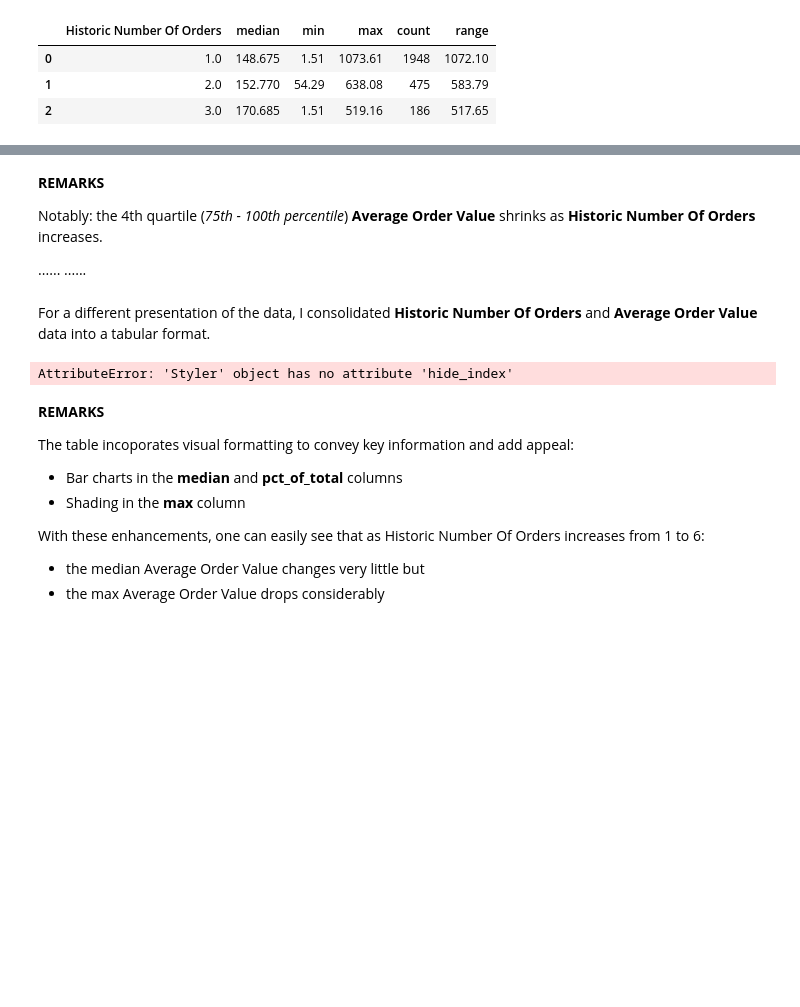
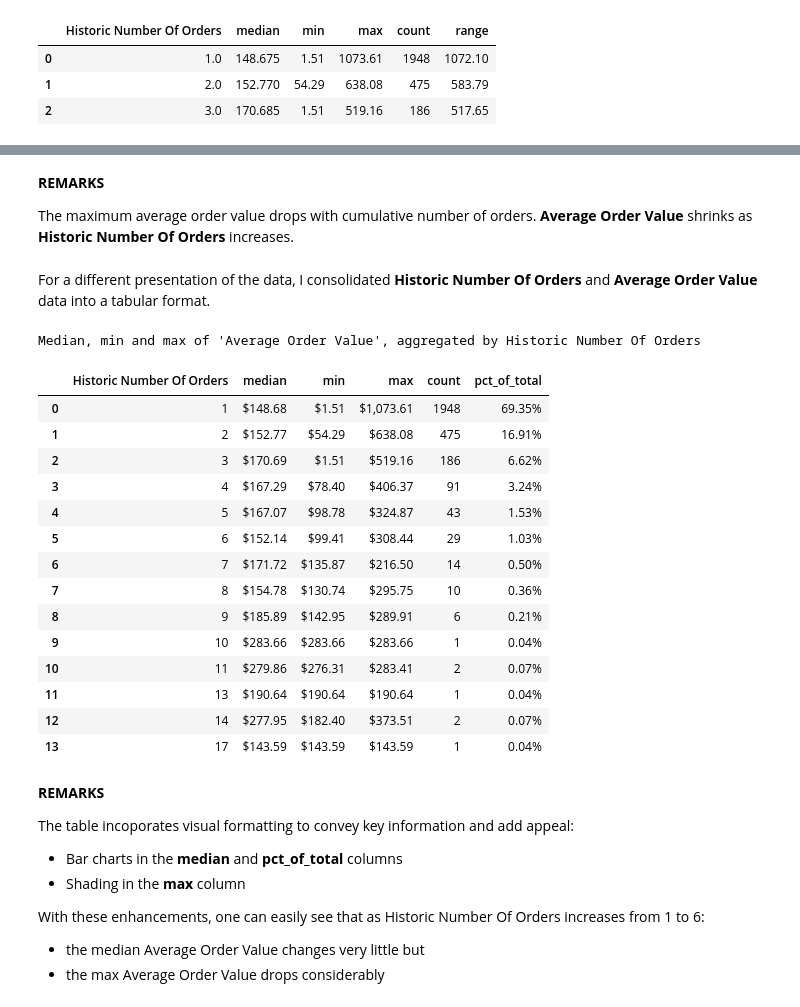
Before and after one commit to Charles1A/Charles1A.github.io, a Jupyter notebook: E-comm-data-analysis/E-commerce Data Analysis v1.1.ipynb, the cells around one changed output, grey strips where cells are left out. Drawn from its saved outputs; the diff is of its cells as text; code cells hidden in the pictures; blank space fills up the shorter version.

```diff
--- a/E-comm-data-analysis/E-commerce Data Analysis v1.1.ipynb
+++ b/E-comm-data-analysis/E-commerce Data Analysis v1.1.ipynb
@@ -174,34 +193,47 @@ fig.show()
 # %% [markdown]
 **REMARKS**
 
-Notably: the 4th quartile (*75th - 100th percentile*) __Average Order Value__ shrinks as __Historic Number Of Orders__ increases.
-
-...... ......
+The maximum average order value drops with  cumulative number of orders. __Average Order Value__ shrinks as __Historic Number Of Orders__ increases.
 # %% [markdown]
 For a different presentation of the data, I consolidated __Historic Number Of Orders__ and __Average Order Value__ data into a tabular format.
 # %%
 # Create a new dataframe that aggregates data by Historic Number Of Orders
 df_order_val = df.groupby('Historic Number Of Orders')['Average Order Value'].agg(['median', 'min', 'max', 'count']).reset_index()
 
 # Compute the percentages of customers who placed different number of orders
 df_order_val['pct_of_total'] = df_order_val['count']/df_order_val['count'].sum()
 
 # Apply string formatting to denote units
 format_dict = {'Historic Number Of Orders': '{0:,.0f}',
                'median':'${0:,.2f}', 'min': '${0:,.2f}',
                'max': '${0:,.2f}', 'pct_of_total': '{:.2%}'}
 
-df_order_val.style.format(format_dict).hide_index().bar(
+df_order_val.style.format(format_dict).bar(
     color='#33DDFF',
     vmin=0, subset=['pct_of_total'],
     align='zero').bar(
     color='#FFA07A',vmin=100,
     subset=['median'],
     align='zero').background_gradient(
     subset=['max'], cmap='BuGn').set_caption(
     'Median, min and max of \'Average Order Value\', aggregated by Historic Number Of Orders')
 # %% [output]
-AttributeError: 'Styler' object has no attribute 'hide_index'
+Median, min and max of 'Average Order Value', aggregated by Historic Number Of Orders
+|  | Historic Number Of Orders | median | min | max | count | pct_of_total |
+| 0 | 1 | $148.68 | $1.51 | $1,073.61 | 1948 | 69.35% |
+| 1 | 2 | $152.77 | $54.29 | $638.08 | 475 | 16.91% |
+| 2 | 3 | $170.69 | $1.51 | $519.16 | 186 | 6.62% |
+| 3 | 4 | $167.29 | $78.40 | $406.37 | 91 | 3.24% |
+| 4 | 5 | $167.07 | $98.78 | $324.87 | 43 | 1.53% |
+| 5 | 6 | $152.14 | $99.41 | $308.44 | 29 | 1.03% |
+| 6 | 7 | $171.72 | $135.87 | $216.50 | 14 | 0.50% |
+| 7 | 8 | $154.78 | $130.74 | $295.75 | 10 | 0.36% |
+| 8 | 9 | $185.89 | $142.95 | $289.91 | 6 | 0.21% |
+| 9 | 10 | $283.66 | $283.66 | $283.66 | 1 | 0.04% |
+| 10 | 11 | $279.86 | $276.31 | $283.41 | 2 | 0.07% |
+| 11 | 13 | $190.64 | $190.64 | $190.64 | 1 | 0.04% |
+| 12 | 14 | $277.95 | $182.40 | $373.51 | 2 | 0.07% |
+| 13 | 17 | $143.59 | $143.59 | $143.59 | 1 | 0.04% |
 # %% [markdown]
 **REMARKS**
 
```
Also changed, not shown: parts of 13 cells of this notebook.
